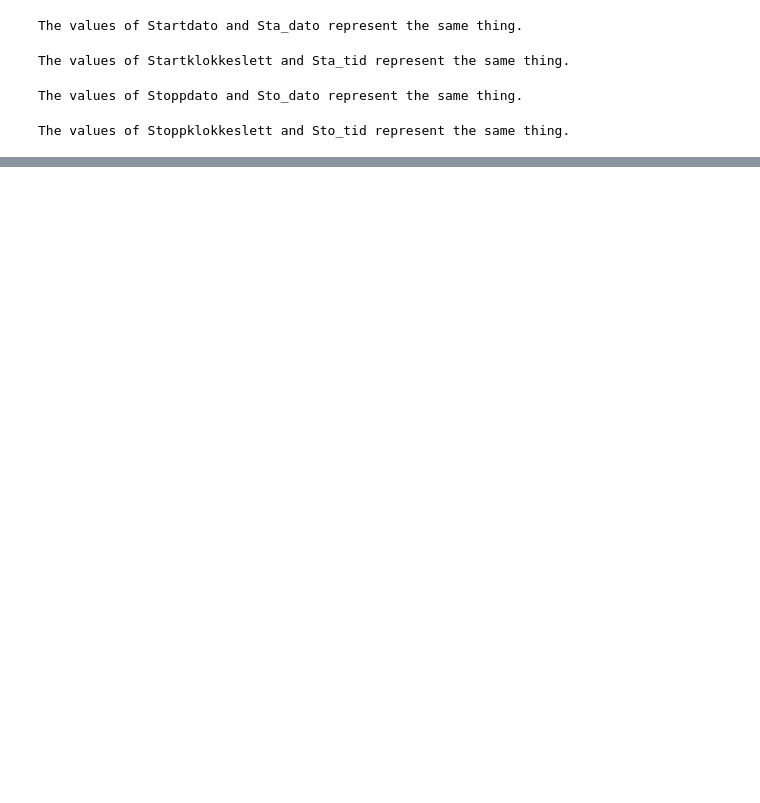
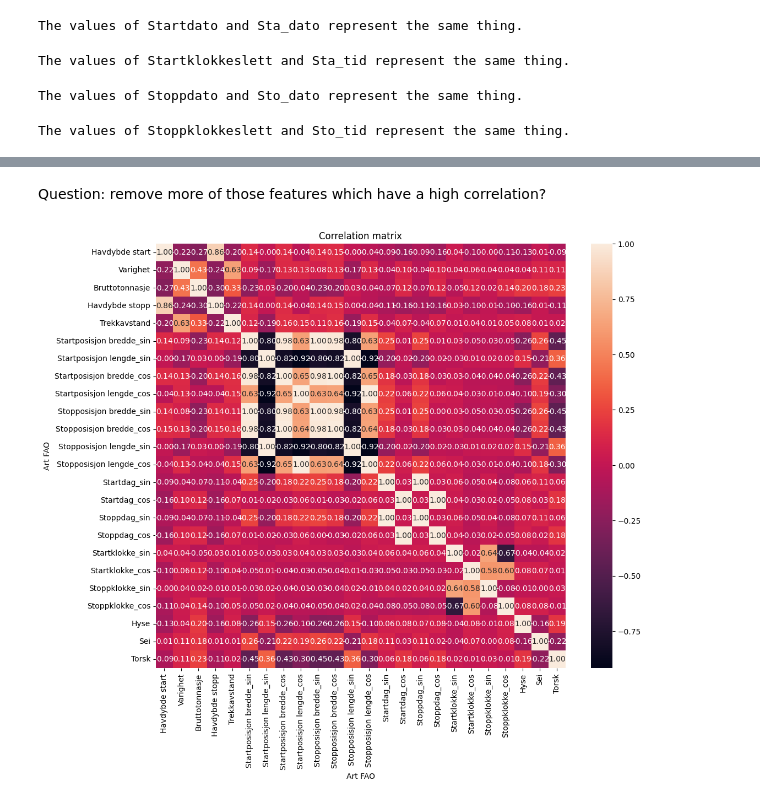
Before and after one commit to Pzorster/INFO284pzor, a Jupyter notebook: New.ipynb, the cells around one changed output, grey strips where cells are left out. Cells and saved outputs as stored; diff of their text form; code cells hidden in the pictures; blank space fills up the shorter version.

```diff
--- a/New.ipynb
+++ b/New.ipynb
@@ -575,0 +796,13 @@ memory usage: 27.1+ MB
+# %% [markdown]
+Question: remove more of those features which have a high correlation?
+# %%
+# Setting up a correaltion matrix with our numerical features
+df_corr = df[['Havdybde start','Varighet','Bruttotonnasje', 'Havdybde stopp', 'Trekkavstand','Startposisjon bredde_sin','Startposisjon lengde_sin','Startposisjon bredde_cos',
+              'Startposisjon lengde_cos', 'Stopposisjon bredde_sin', 'Stopposisjon bredde_cos', 'Stopposisjon lengde_sin', 'Stopposisjon lengde_cos', 'Startdag_sin', 'Startdag_cos',
+              'Stoppdag_sin', 'Stoppdag_cos', 'Startklokke_sin', 'Startklokke_cos', 'Stoppklokke_sin', 'Stoppklokke_cos',  'Hyse', 'Sei', 'Torsk']]
+plt.figure(figsize=(12, 10))
+sns.heatmap(df_corr.corr(), annot=True, fmt=".2f")
+plt.title('Correlation matrix')
+plt.show()
+# %% [output]
+[figure, added]
```
Also changed, not shown: parts of 97 cells of this notebook.
